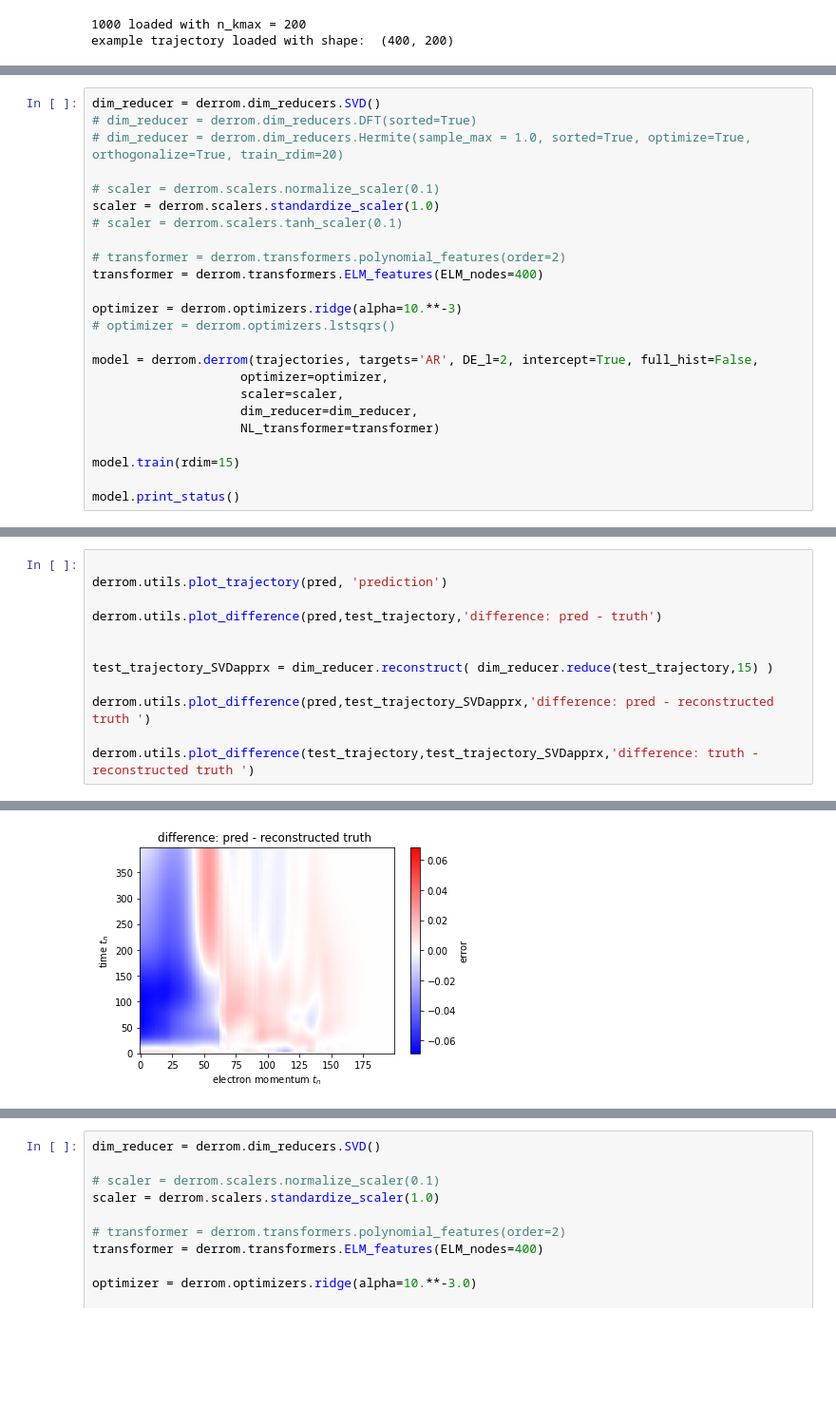
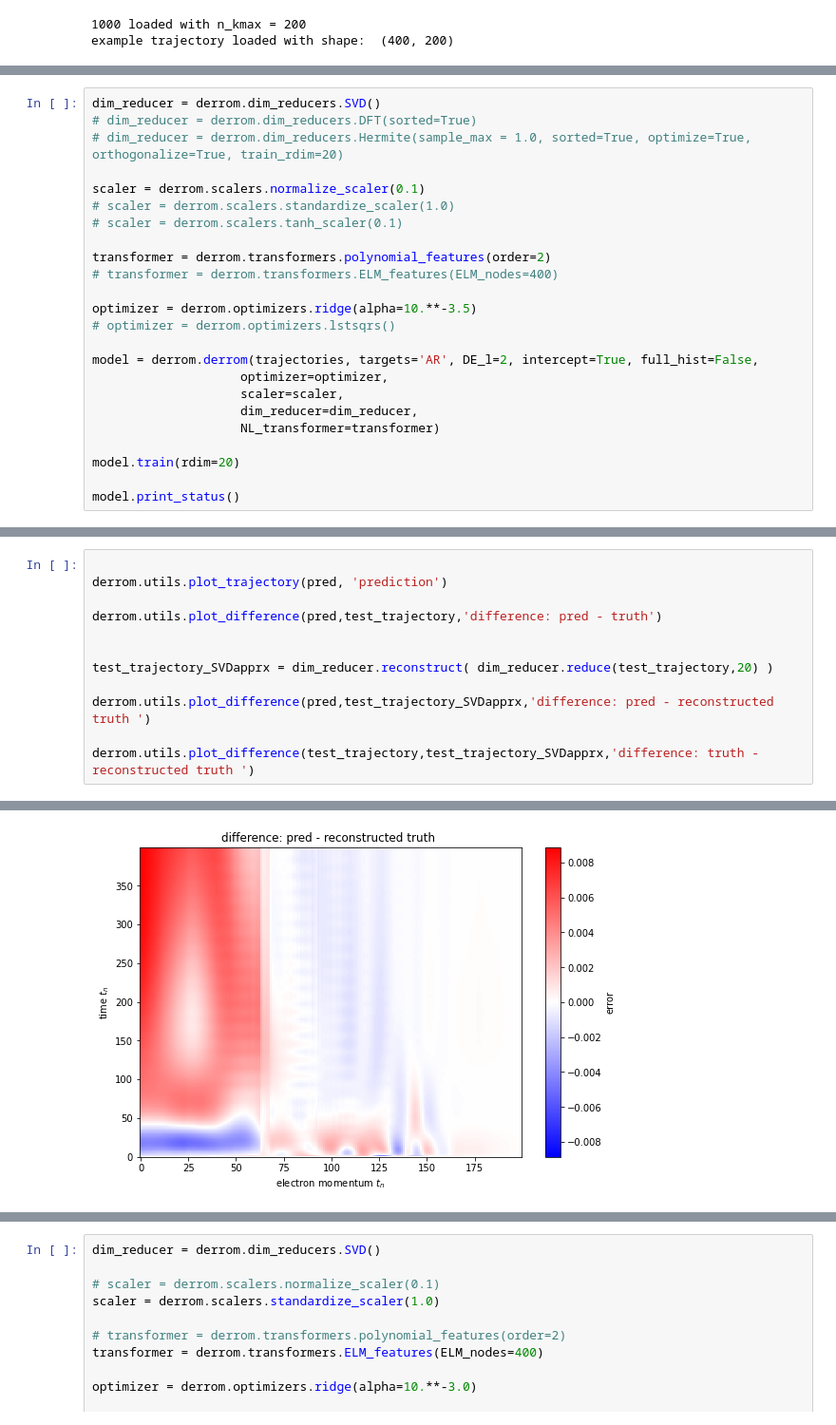
Before and after one commit to stmeinecke/derrom, a Jupyter notebook: ELPH_autoregression.ipynb, the cells around one changed output, grey strips where cells are left out. Shown at 95% size. Drawn from its saved outputs; the diff is of its cells as text; blank space fills up the shorter version.

```diff
--- a/ELPH_autoregression.ipynb
+++ b/ELPH_autoregression.ipynb
@@ -50,14 +53,14 @@ dim_reducer = derrom.dim_reducers.SVD()
 # dim_reducer = derrom.dim_reducers.DFT(sorted=True)
 # dim_reducer = derrom.dim_reducers.Hermite(sample_max = 1.0, sorted=True, optimize=True, orthogonalize=True, train_rdim=20)
 
-# scaler = derrom.scalers.normalize_scaler(0.1)
-scaler = derrom.scalers.standardize_scaler(1.0)
+scaler = derrom.scalers.normalize_scaler(0.1)
+# scaler = derrom.scalers.standardize_scaler(1.0)
 # scaler = derrom.scalers.tanh_scaler(0.1)
 
-# transformer = derrom.transformers.polynomial_features(order=2)
-transformer = derrom.transformers.ELM_features(ELM_nodes=400)
+transformer = derrom.transformers.polynomial_features(order=2)
+# transformer = derrom.transformers.ELM_features(ELM_nodes=400)
 
-optimizer = derrom.optimizers.ridge(alpha=10.**-3)
+optimizer = derrom.optimizers.ridge(alpha=10.**-3.5)
 # optimizer = derrom.optimizers.lstsqrs()
 
 model = derrom.derrom(trajectories, targets='AR', DE_l=2, intercept=True, full_hist=False,
@@ -66,7 +69,7 @@ model = derrom.derrom(trajectories, targets='AR', DE_l=2, intercept=True, full_h
                     dim_reducer=dim_reducer,
                     NL_transformer=transformer)
 
-model.train(rdim=15)
+model.train(rdim=20)
 
 model.print_status()
 # %% [output]
@@ -119,7 +122,7 @@ derrom.utils.plot_trajectory(pred, 'prediction')
 derrom.utils.plot_difference(pred,test_trajectory,'difference: pred - truth')
 
 
-test_trajectory_SVDapprx = dim_reducer.reconstruct( dim_reducer.reduce(test_trajectory,15) )
+test_trajectory_SVDapprx = dim_reducer.reconstruct( dim_reducer.reduce(test_trajectory,20) )
 
 derrom.utils.plot_difference(pred,test_trajectory_SVDapprx,'difference: pred - reconstructed truth ')
 
@@ -130 +133 @@ derrom.utils.plot_difference(test_trajectory,test_trajectory_SVDapprx,'differenc
-[figure, old version]
+[figure, new version]
```
Also changed, not shown: parts of 9 cells of this notebook, 2 other files.
